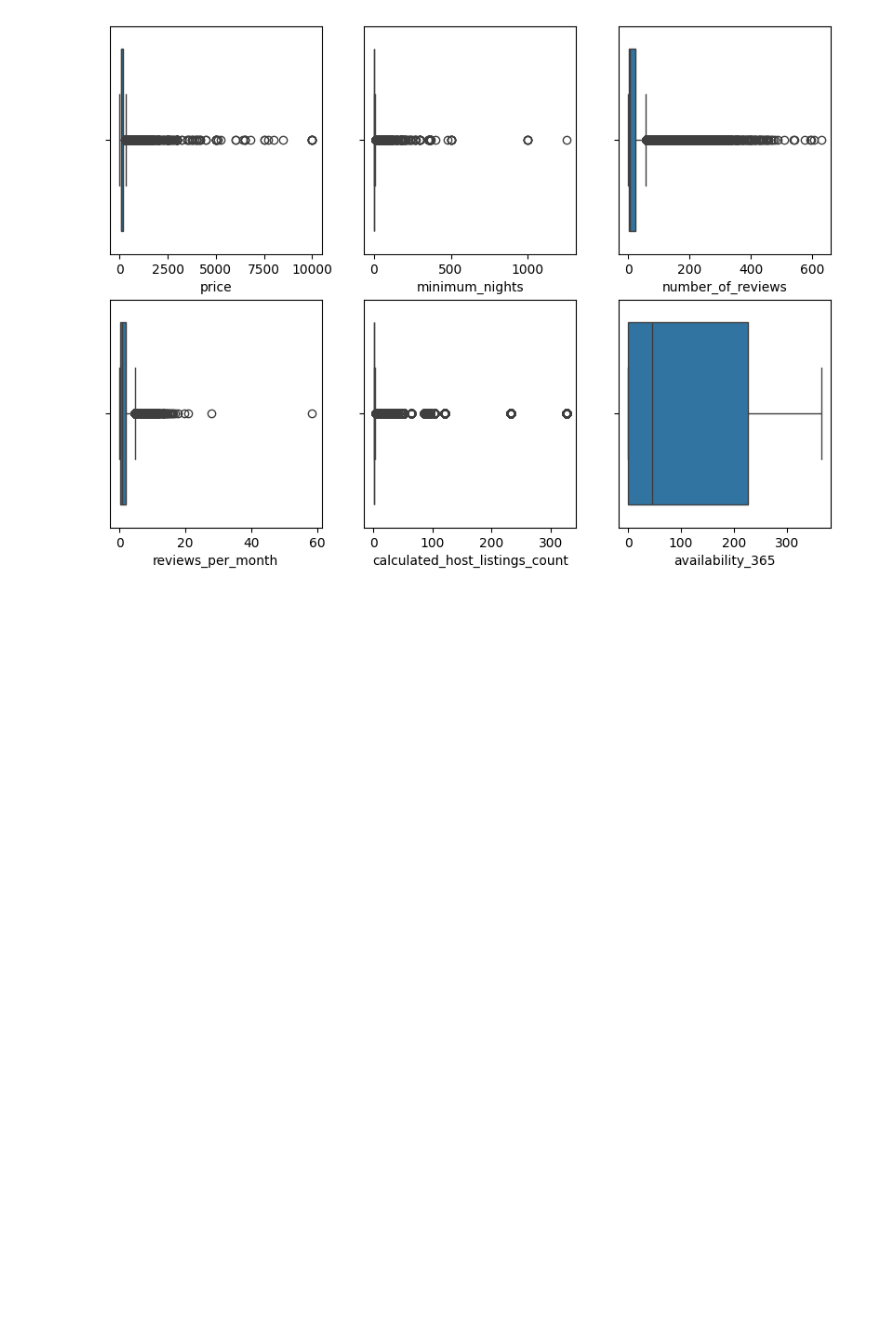
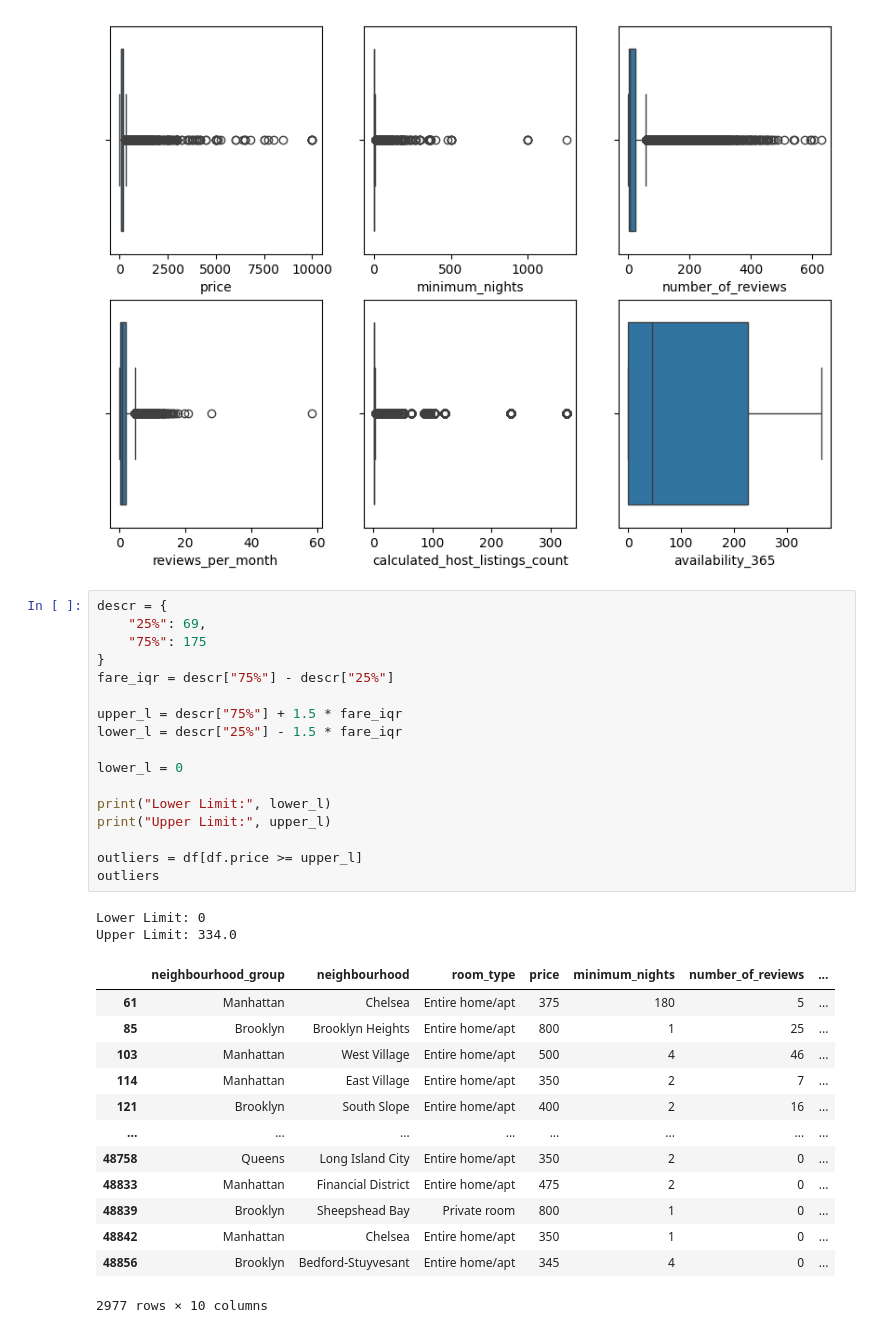
Before and after one commit to 4GeeksAcademy/Fructu-EDA-1-Exploratory-Data-Analysis, a Jupyter notebook: src/explore.ipynb, the cells around one changed output. Cells and saved outputs as stored; diff of their text form; blank space fills up the shorter version.

```diff
--- a/src/explore.ipynb
+++ b/src/explore.ipynb
@@ -186,3 +194,36 @@ sns.boxplot(df, x = "availability_365", ax = axis[1, 2])
 plt.show()
 # %% [output]
 [figure]
+# %%
+descr = {
+    "25%": 69,
+    "75%": 175
+}
+fare_iqr = descr["75%"] - descr["25%"]
+
+upper_l = descr["75%"] + 1.5 * fare_iqr
+lower_l = descr["25%"] - 1.5 * fare_iqr
+
+lower_l = 0
+
+print("Lower Limit:", lower_l)
+print("Upper Limit:", upper_l)
+
+outliers = df[df.price >= upper_l]
+outliers
+# %% [output]
+Lower Limit: 0
+Upper Limit: 334.0
+|  | neighbourhood_group | neighbourhood | room_type | price | minimum_nights | number_of_reviews | ... |
+| 61 | Manhattan | Chelsea | Entire home/apt | 375 | 180 | 5 | ... |
+| 85 | Brooklyn | Brooklyn Heights | Entire home/apt | 800 | 1 | 25 | ... |
+| 103 | Manhattan | West Village | Entire home/apt | 500 | 4 | 46 | ... |
+| 114 | Manhattan | East Village | Entire home/apt | 350 | 2 | 7 | ... |
+| 121 | Brooklyn | South Slope | Entire home/apt | 400 | 2 | 16 | ... |
+| ... | ... | ... | ... | ... | ... | ... | ... |
+| 48758 | Queens | Long Island City | Entire home/apt | 350 | 2 | 0 | ... |
+| 48833 | Manhattan | Financial District | Entire home/apt | 475 | 2 | 0 | ... |
+| 48839 | Brooklyn | Sheepshead Bay | Private room | 800 | 1 | 0 | ... |
+| 48842 | Manhattan | Chelsea | Entire home/apt | 350 | 1 | 0 | ... |
+| 48856 | Brooklyn | Bedford-Stuyvesant | Entire home/apt | 345 | 4 | 0 | ... |
+2977 rows × 10 columns
```
Also changed, not shown: parts of 8 cells of this notebook.
